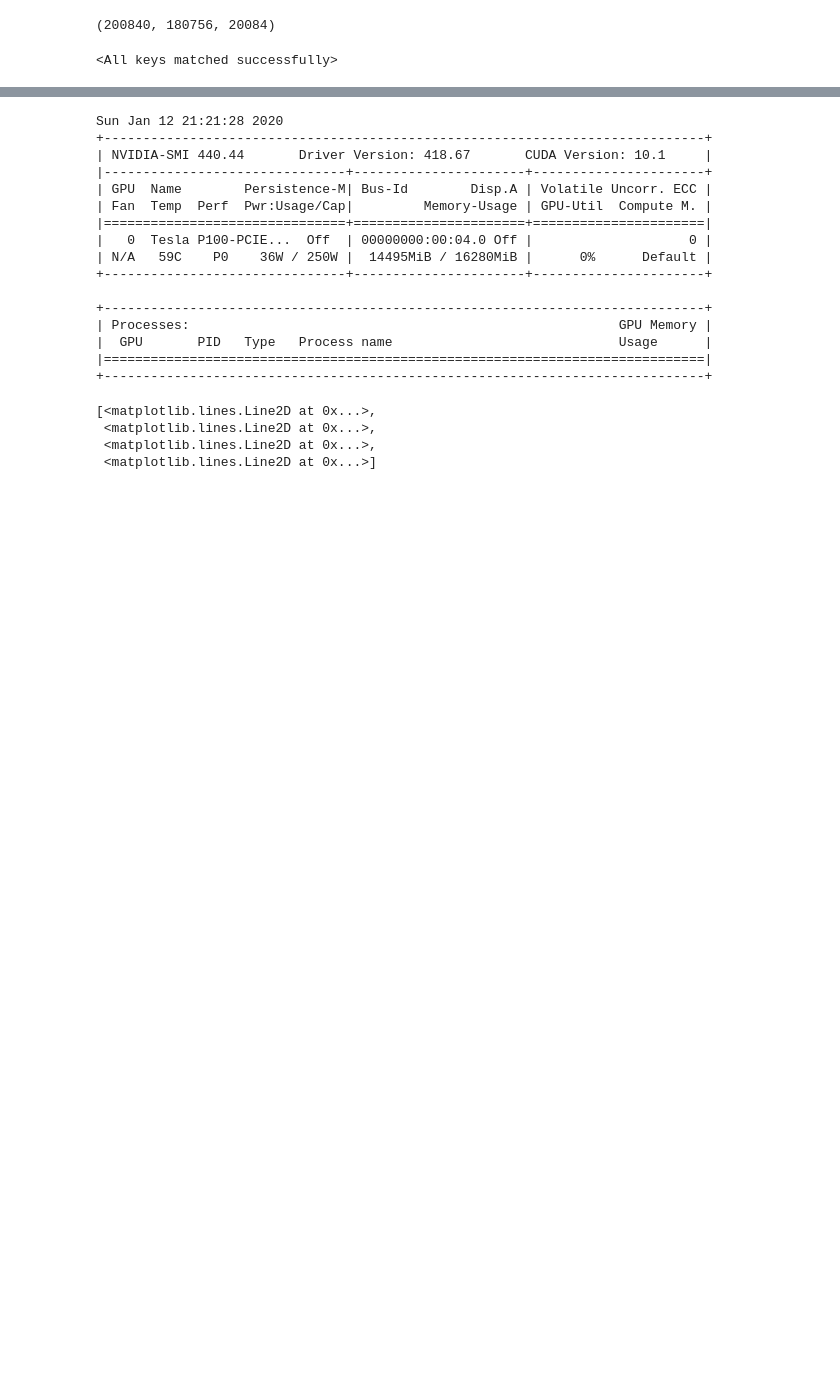
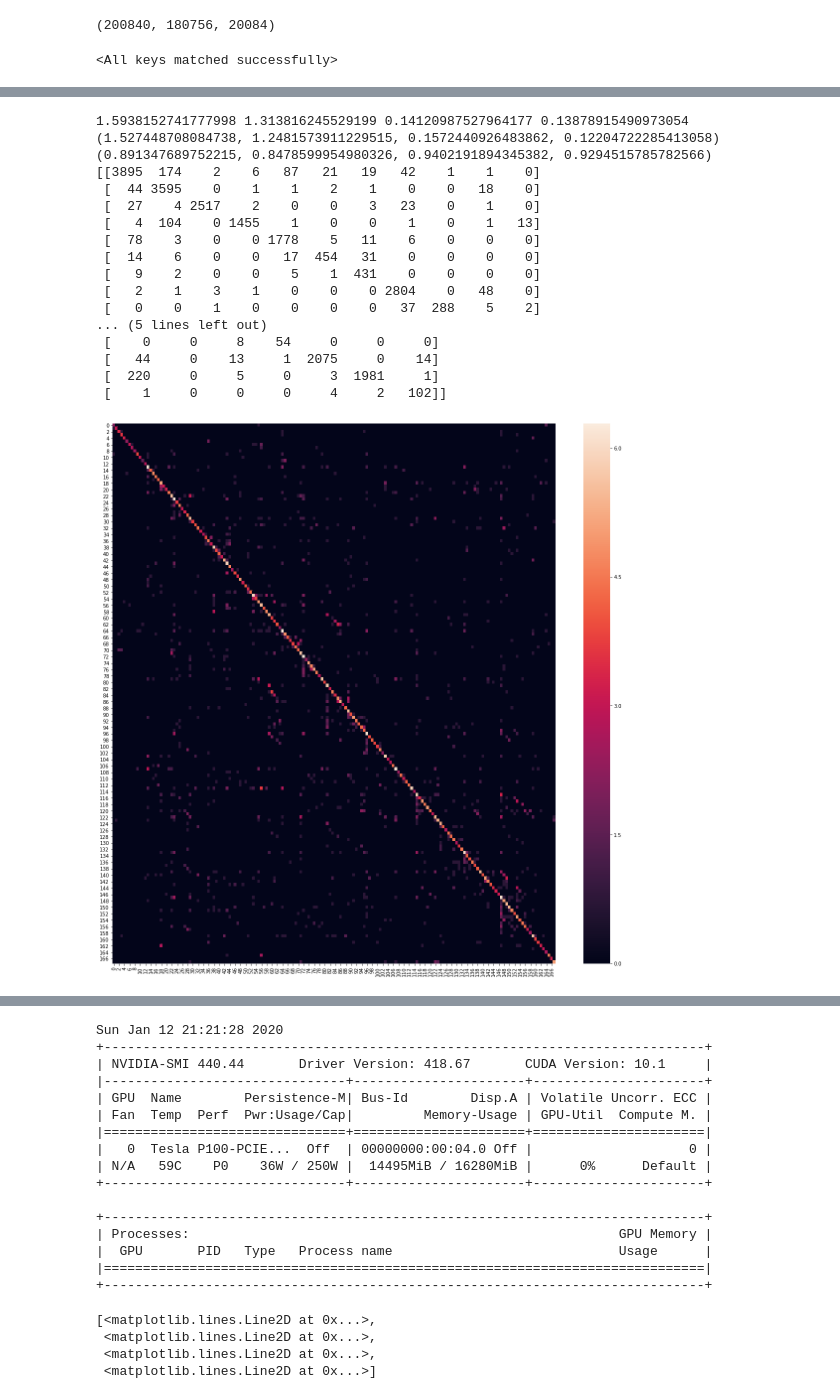
Before and after one commit to abyaadrafid/BHGD, a Jupyter notebook: Copy_of_BanglaHandwriting.ipynb, the cells around one changed output, grey strips where cells are left out. Saved outputs shown, nothing was run; the diff lists cells and outputs as text; code cells hidden in the pictures; blank space fills up the shorter version.

```diff
--- a/Copy_of_BanglaHandwriting.ipynb
+++ b/Copy_of_BanglaHandwriting.ipynb
@@ -505,10 +468,10 @@ criterion = nn.CrossEntropyLoss()
+# %%
+gloss = LabelSmoothingLoss(168,smoothing=0.1)
 # %%
-criterions = (criterion, criterion, criterion)
+criterions = (gloss, criterion, criterion)
 # %%
 mtl_criterion = MultiTaskLoss(3, [1.,1.,1.]).to(device)
 mtl_criterion.w.requires_grad = False
 # %%
 # optimizer = optim.Adam([{'params': model.parameters(), 'lr': 3e-4}, {'params': mtl_criterion.parameters(), 'lr': 3e-4}])
 optimizer = optim.Adam(model.parameters(), lr=3e-4)
-# %%
-optimizer.load_state_dict(torch.load('drive/My Drive/wideresnetoptim-gvc.pth', map_location=device))
@@ -541,16 +483,17 @@ mtl_weights = []
 # %%
 mean = lambda l: sum(l) / len(l)
 # %%
-num_epochs = 2
+num_epochs = 4
 steps_per_epoch = len(tr_dl)
 # %%
+from tqdm import tqdm_notebook as tqdm
 epochs = range(num_epochs)
-# epochs = tqdm(range(num_epochs))
+epochs = tqdm(range(num_epochs))
 for epoch in epochs:
     model.train()
     count = 0
     batches = tr_dl
-    # batches = tqdm(tr_dl)
+    batches = tqdm(tr_dl)
     for batch in batches:
         losses = train_multi_task_batch(model, optimizer, criterions, mtl_criterion, device, batch)
         # batches.set_description("{:0.4f} {:0.4f} {:0.4f} {:0.4f}".format(*losses))
@@ -603,6 +546,8 @@ for epoch in epochs:
     print(va_scores[-1])
     print(confusion_matrix(va_v_trues, va_v_preds))
     print(confusion_matrix(va_c_trues, va_c_preds))
+    torch.save(model.state_dict(),'/content/drive/My Drive/model-wresnet.pth')
     plt.figure(figsize = (20, 20))
     sn.heatmap(np.log1p(confusion_matrix(va_g_trues, va_g_preds)))
     plt.show()
+# %% [output]
@@ -608,0 +556,18 @@ for epoch in epochs:
+1.5938152741777998 1.313816245529199 0.14120987527964177 0.13878915490973054
+(1.527448708084738, 1.2481573911229515, 0.1572440926483862, 0.12204722285413058)
+(0.891347689752215, 0.8478599954980326, 0.9402191894345382, 0.9294515785782566)
+[[3895  174    2    6   87   21   19   42    1    1    0]
+ [  44 3595    0    1    1    2    1    0    0   18    0]
+ [  27    4 2517    2    0    0    3   23    0    1    0]
+ [   4  104    0 1455    1    0    0    1    0    1   13]
+ [  78    3    0    0 1778    5   11    6    0    0    0]
+ [  14    6    0    0   17  454   31    0    0    0    0]
+ [   9    2    0    0    5    1  431    0    0    0    0]
+ [   2    1    3    1    0    0    0 2804    0   48    0]
+ [   0    0    1    0    0    0    0   37  288    5    2]
+... (5 lines left out)
+ [    0     0     8    54     0     0     0]
+ [   44     0    13     1  2075     0    14]
+ [  220     0     5     0     3  1981     1]
+ [    1     0     0     0     4     2   102]]
+[figure, added]
```
Also changed, not shown: parts of 22 cells of this notebook.
